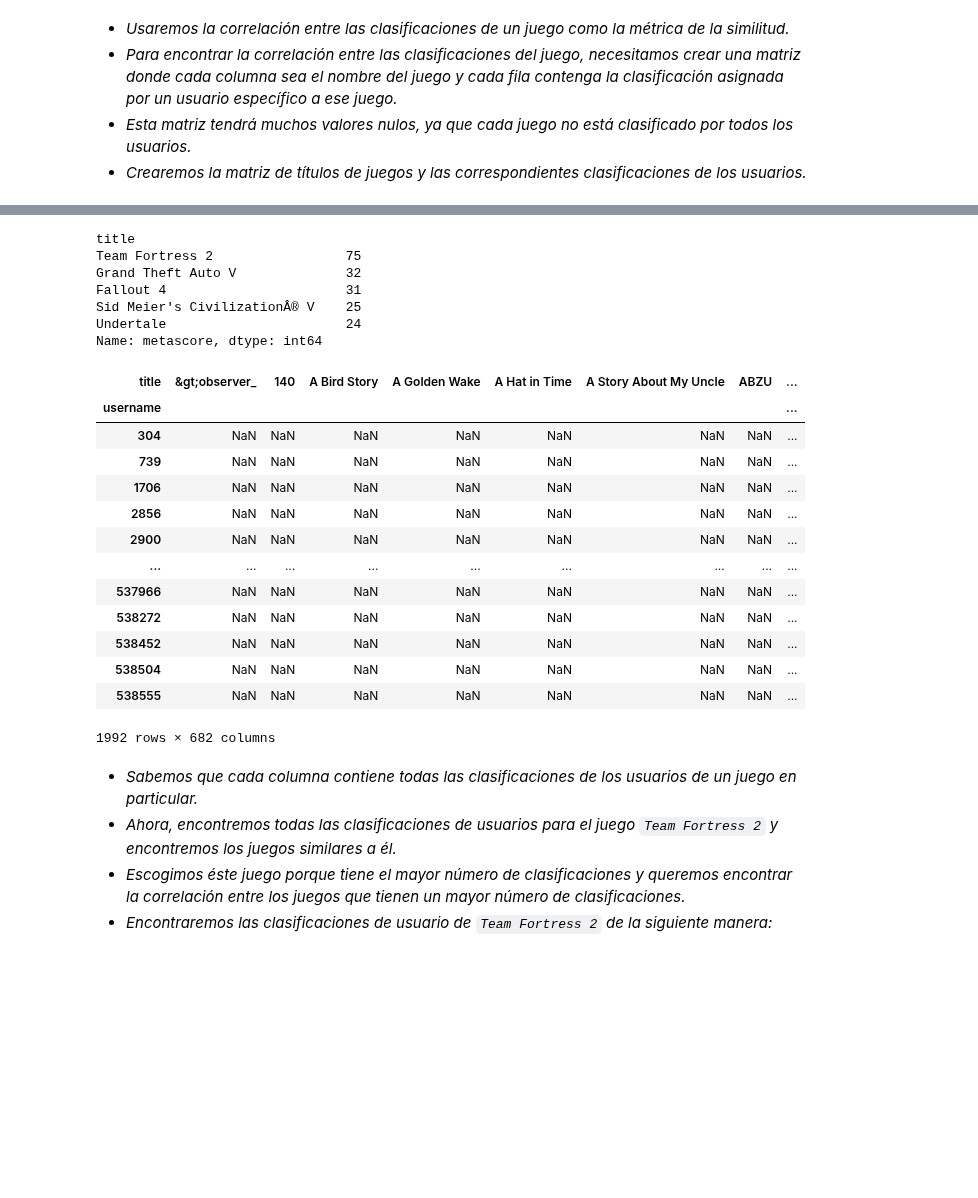
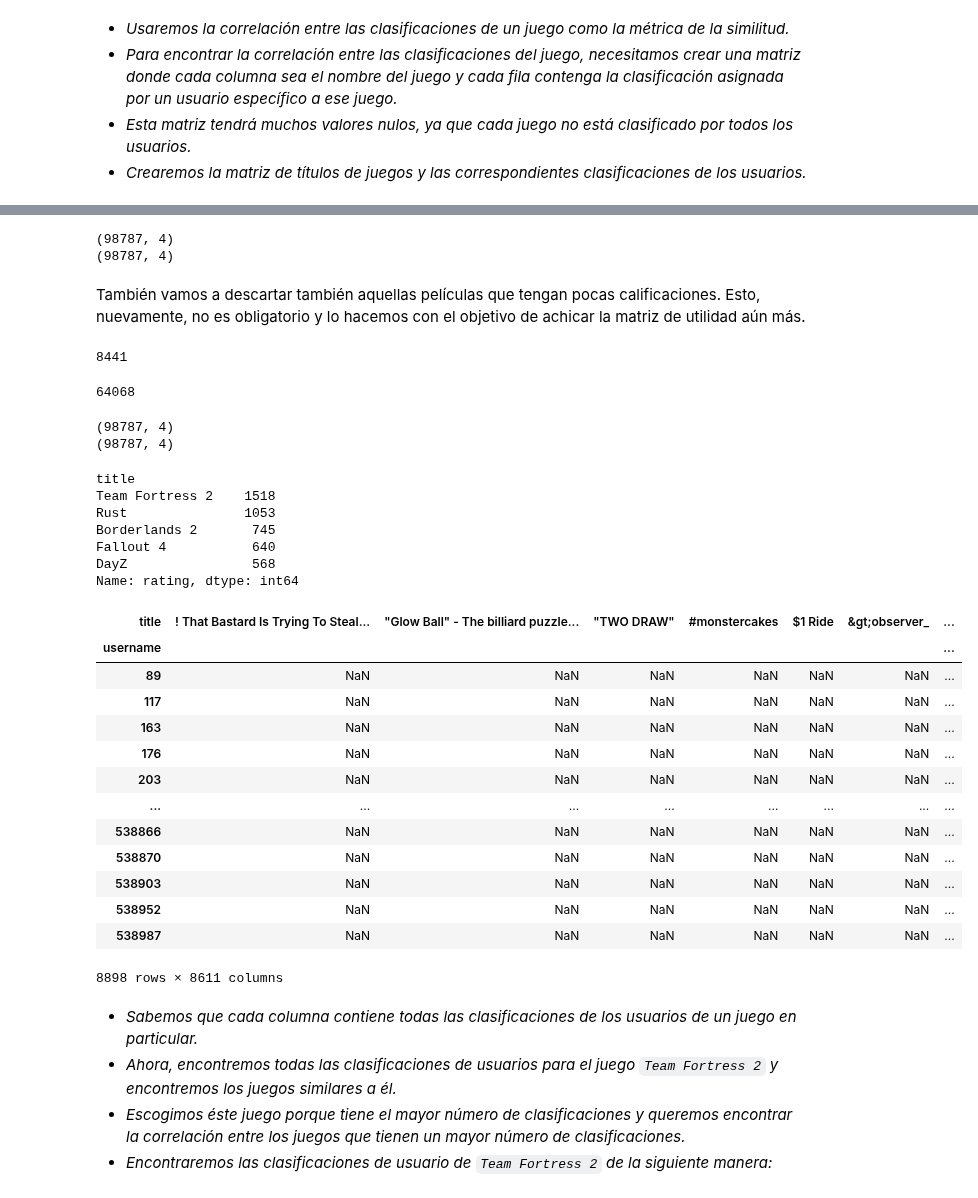
Before and after one commit to alseveso/AcamicaDS, a Jupyter notebook: Proyecto 3/A. Proyecto 03_Alejandra Seveso.ipynb, the cells around one changed output, grey strips where cells are left out. Cells and saved outputs as stored; diff of their text form; code cells hidden in the pictures; blank space fills up the shorter version.

```diff
--- a/Proyecto 3/A. Proyecto 03_Alejandra Seveso.ipynb
+++ b/Proyecto 3/A. Proyecto 03_Alejandra Seveso.ipynb
@@ -1015,0 +918,4 @@ ratings_mean_count_2.head()
+# %%
+mask_usuarios_descartables = np.logical_or(game_data.username.value_counts() <= 5, game_data.username.value_counts() > 5000)
+usuarios_descartables = mask_usuarios_descartables[mask_usuarios_descartables].index.values
+print(len(usuarios_descartables))
@@ -1015,0 +924,3 @@ ratings_mean_count_2.head()
+# %%
+mascara_descartables = game_data.username.isin(usuarios_descartables)
+print(mascara_descartables.sum())
@@ -1016,31 +929,60 @@ ratings_mean_count_2.head()
+# %%
+print(game_data.shape)
+game_data = game_data[~mascara_descartables]
+print(game_data.shape)
+# %% [output]
+(98787, 4)
+(98787, 4)
+# %% [markdown]
+También vamos a descartar también aquellas películas que tengan pocas calificaciones. Esto, nuevamente, no es obligatorio y lo hacemos con el objetivo de achicar la matriz de utilidad aún más.
+# %%
+mask_items_descartables = game_data.product_id.value_counts() <= 100
+# mask_items_descartables
+items_descartables = mask_items_descartables[mask_items_descartables].index.values
+# items_descartables
+print(len(items_descartables))
+# %% [output]
+8441
+# %%
+mascara_descartables = game_data.product_id.isin(items_descartables)
+print(mascara_descartables.sum())
+# %% [output]
+64068
+# %%
+print(game_data.shape)
+metascore_data = game_data[~mascara_descartables]
+print(game_data.shape)
+# %% [output]
+(98787, 4)
+(98787, 4)
 # %%
-metascore_data.groupby('title')['metascore'].count().sort_values(ascending=False).head()
+game_data.groupby('title')['rating'].count().sort_values(ascending=False).head()
 # %% [output]
 title
-Team Fortress 2                 75
-Grand Theft Auto V              32
-Fallout 4                       31
-Sid Meier's CivilizationÂ® V    25
-Undertale                       24
-Name: metascore, dtype: int64
+Team Fortress 2    1518
+Rust               1053
+Borderlands 2       745
+Fallout 4           640
+DayZ                568
+Name: rating, dtype: int64
 # %%
-user_game_rating = metascore_data.pivot_table(index='username', columns='title', values='metascore')
+user_game_rating = game_data.pivot_table(index='username', columns='title', values='rating')
 user_game_rating
 # %% [output]
-| title | &gt;observer_ | 140 | A Bird Story | A Golden Wake | A Hat in Time | A Story About My Uncle | ABZU | ... |
-| username |  |  |  |  |  |  |  | ... |
-| 304 | NaN | NaN | NaN | NaN | NaN | NaN | NaN | ... |
-| 739 | NaN | NaN | NaN | NaN | NaN | NaN | NaN | ... |
-| 1706 | NaN | NaN | NaN | NaN | NaN | NaN | NaN | ... |
-| 2856 | NaN | NaN | NaN | NaN | NaN | NaN | NaN | ... |
-| 2900 | NaN | NaN | NaN | NaN | NaN | NaN | NaN | ... |
-| ... | ... | ... | ... | ... | ... | ... | ... | ... |
-| 537966 | NaN | NaN | NaN | NaN | NaN | NaN | NaN | ... |
-| 538272 | NaN | NaN | NaN | NaN | NaN | NaN | NaN | ... |
-| 538452 | NaN | NaN | NaN | NaN | NaN | NaN | NaN | ... |
-| 538504 | NaN | NaN | NaN | NaN | NaN | NaN | NaN | ... |
-| 538555 | NaN | NaN | NaN | NaN | NaN | NaN | NaN | ... |
+| title | ! That Bastard Is Trying To Steal... | "Glow Ball" - The billiard puzzle... | "TWO DRAW" | #monstercakes | $1 Ride | &gt;observer_ | ... |
+| username |  |  |  |  |  |  | ... |
+| 89 | NaN | NaN | NaN | NaN | NaN | NaN | ... |
+| 117 | NaN | NaN | NaN | NaN | NaN | NaN | ... |
+| 163 | NaN | NaN | NaN | NaN | NaN | NaN | ... |
+| 176 | NaN | NaN | NaN | NaN | NaN | NaN | ... |
+| 203 | NaN | NaN | NaN | NaN | NaN | NaN | ... |
+| ... | ... | ... | ... | ... | ... | ... | ... |
+| 538866 | NaN | NaN | NaN | NaN | NaN | NaN | ... |
+| 538870 | NaN | NaN | NaN | NaN | NaN | NaN | ... |
+| 538903 | NaN | NaN | NaN | NaN | NaN | NaN | ... |
+| 538952 | NaN | NaN | NaN | NaN | NaN | NaN | ... |
+| 538987 | NaN | NaN | NaN | NaN | NaN | NaN | ... |
-1992 rows × 682 columns
+8898 rows × 8611 columns
 # %% [markdown]
 * *Sabemos que cada columna contiene todas las clasificaciones de los usuarios de un juego en particular.*
 * *Ahora, encontremos todas las clasificaciones de usuarios para el juego `Team Fortress 2` y encontremos los juegos similares a él.*
```
Also changed, not shown: parts of 40 cells of this notebook, 1 other file.
